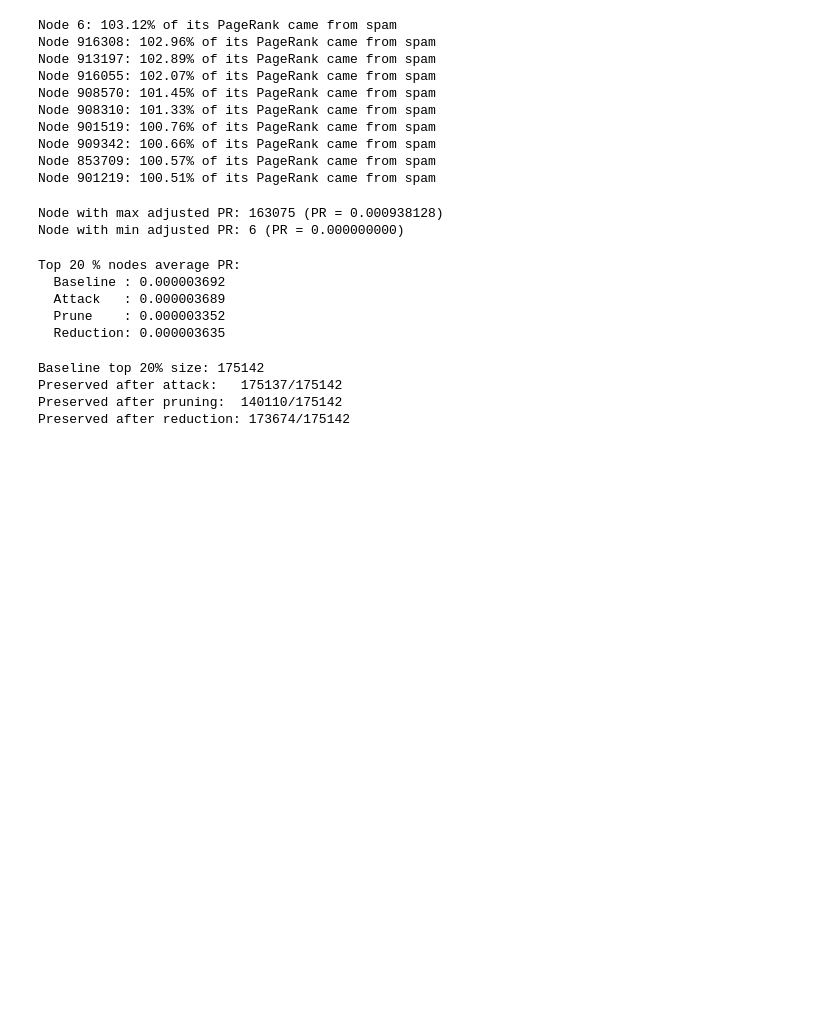
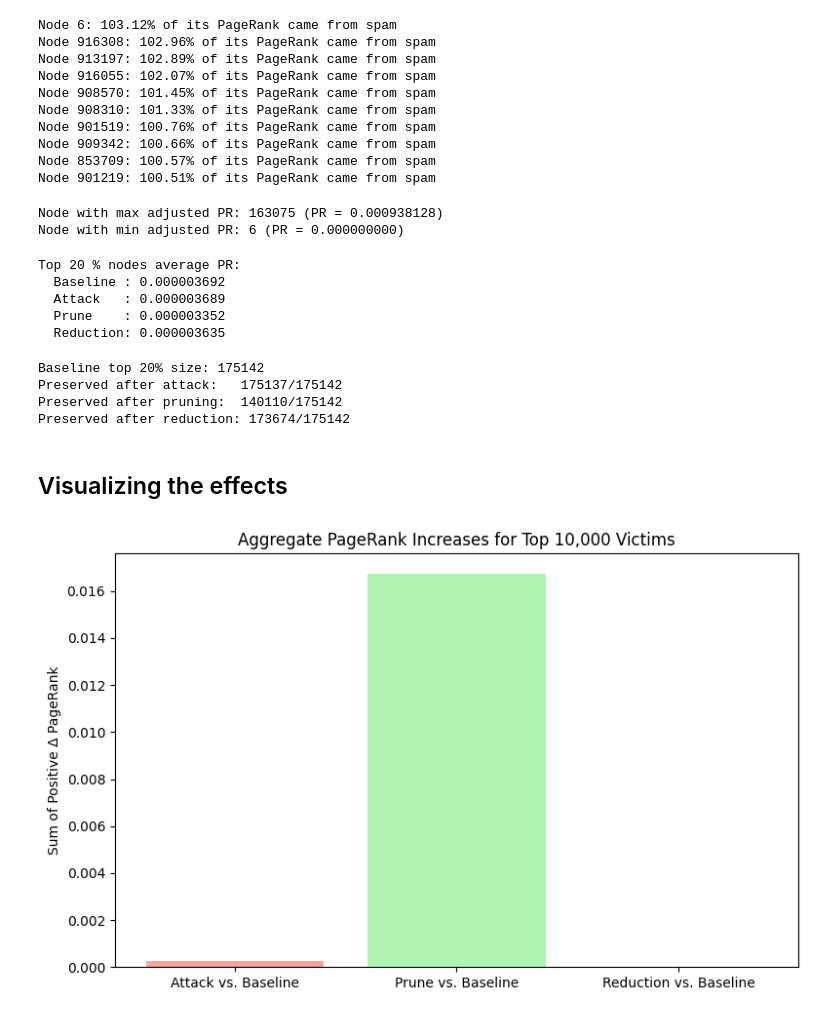
Before and after one commit to ROYBRUNO81/PageRank-Attack-Defense, a Jupyter notebook: final_project.ipynb, the cells around one changed output. Drawn from its saved outputs; the diff is of its cells as text; code cells hidden in the pictures; blank space fills up the shorter version.

Commit message:
graph

```diff
--- a/final_project.ipynb
+++ b/final_project.ipynb
@@ -227,3 +227,39 @@ Baseline top 20% size: 175142
 Preserved after attack:   175137/175142
 Preserved after pruning:  140110/175142
 Preserved after reduction: 173674/175142
+# %% [markdown]
+## Visualizing the effects
+# %%
+import matplotlib.pyplot as plt
+
+# Identify top 10,000 victim nodes by penalty
+victims = sorted(
+    (v for v, pen in penalty.items() if pen > 0),
+    key=lambda v: penalty[v],
+    reverse=True
+)[:10000]
+
+# Gather PageRank values
+baseline_vals  = [pr[v]         for v in victims]
+attack_vals    = [pr_attack[v]  for v in victims]
+prune_vals     = [pr_prune[v]   for v in victims]
+reduction_vals = [final_pr[v]   for v in victims]
+
+# Compute non-negative differences and their sums
+sum_diff_attack    = sum(max(attack_vals[i]    - baseline_vals[i], 0) for i in range(len(victims)))
+sum_diff_prune     = sum(max(prune_vals[i]     - baseline_vals[i], 0) for i in range(len(victims)))
+sum_diff_reduction = sum(max(reduction_vals[i] - baseline_vals[i], 0) for i in range(len(victims)))
+
+# Plot single bar chart
+labels = ['Attack vs. Baseline', 'Prune vs. Baseline', 'Reduction vs. Baseline']
+values = [sum_diff_attack, sum_diff_prune, sum_diff_reduction]
+colors = ['salmon', 'lightgreen', 'orange']
+
+plt.figure(figsize=(8, 5))
+plt.bar(labels, values, color=colors, alpha=0.7)
+plt.ylabel('Sum of Positive Δ PageRank')
+plt.title('Aggregate PageRank Increases for Top 10,000 Victims')
+plt.tight_layout()
+plt.show()
+# %% [output]
+[figure, added]
```
Also changed, not shown: 2 other files.
